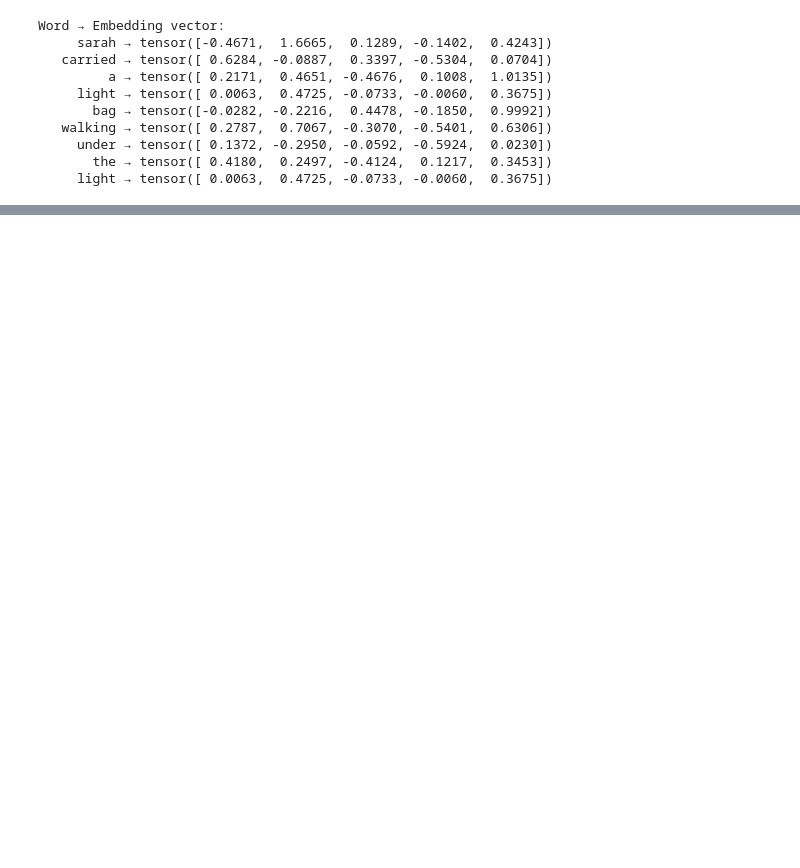
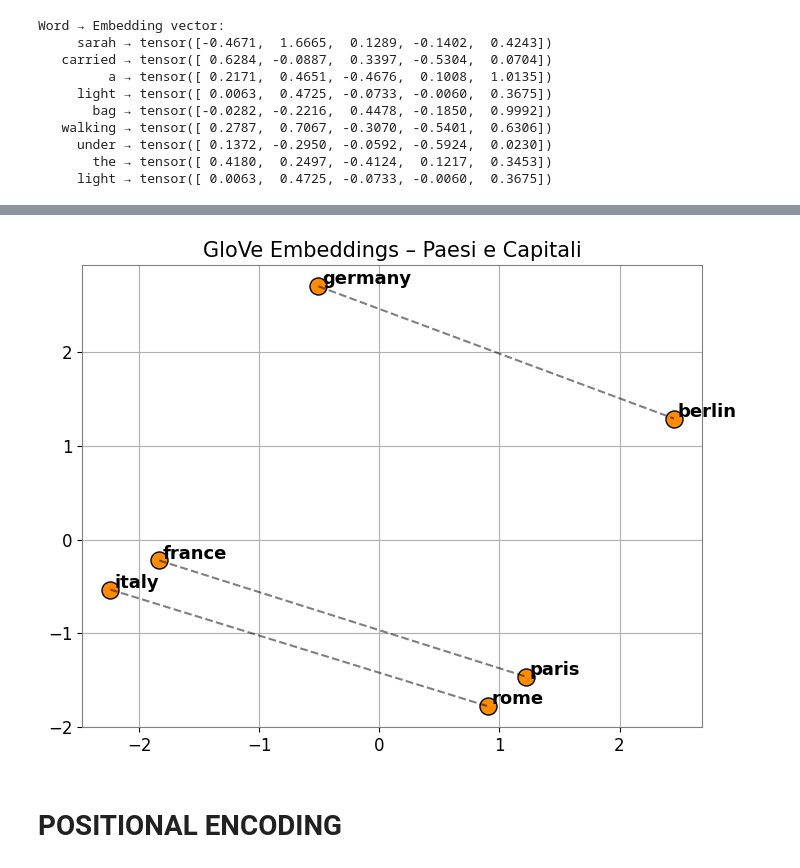
Before and after one commit to luciapapalini/transformers-hands-on, a Jupyter notebook: transformers-intro.ipynb, the cells around one changed output, grey strips where cells are left out. Cells and saved outputs as stored; diff of their text form; code cells hidden in the pictures; blank space fills up the shorter version.

```diff
--- a/transformers-intro.ipynb
+++ b/transformers-intro.ipynb
@@ -203,0 +172,23 @@ RuntimeError: Numpy is not available
+# %%
+# --- Set 2: Paesi e capitali ---
+geo_words = ["france", "paris", "italy", "rome", "germany", "berlin"]
+geo_pairs = [("france", "paris"), ("italy", "rome"), ("germany", "berlin")]
+
+
+geo_vectors = torch.stack([glove[w] for w in geo_words]).numpy()
+pca_geo = PCA(n_components=2).fit_transform(geo_vectors)
+
+plt.figure(figsize=(8, 6))
+for i, word in enumerate(geo_words):
+    x, y = pca_geo[i]
+    plt.scatter(x, y, color="darkorange", s=150, edgecolors="k")
+    plt.text(x + 0.03, y + 0.02, word, fontsize=13, weight='bold')
+for a, b in geo_pairs:
+    i, j = geo_words.index(a), geo_words.index(b)
+    plt.plot([pca_geo[i][0], pca_geo[j][0]], [pca_geo[i][1], pca_geo[j][1]], 'k--', alpha=0.5)
+plt.title("GloVe Embeddings – Paesi e Capitali", fontsize=15)
+plt.show()
+# %% [output]
+[figure, added]
+# %% [markdown]
+# POSITIONAL ENCODING
```
Also changed, not shown: parts of 14 cells of this notebook.
